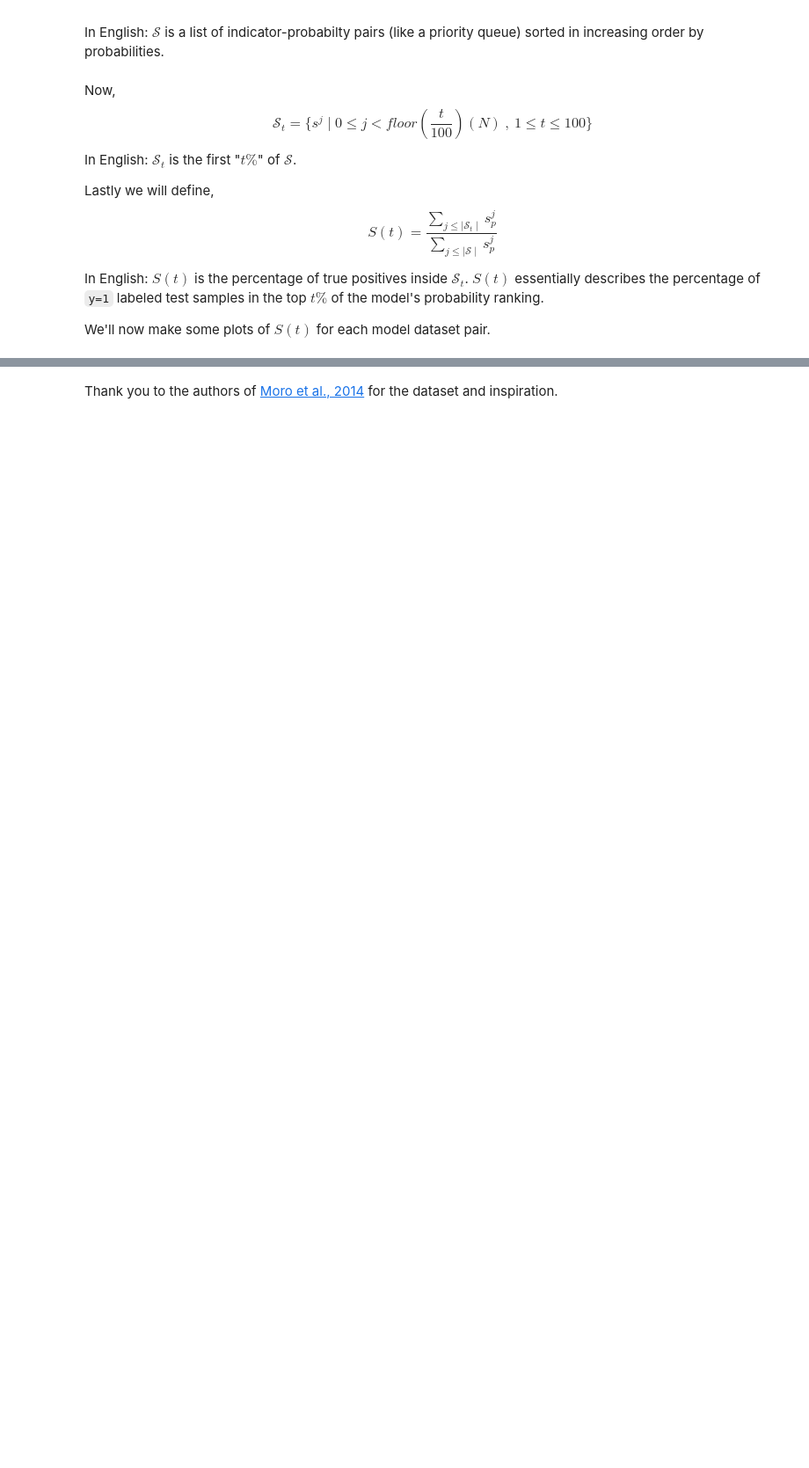
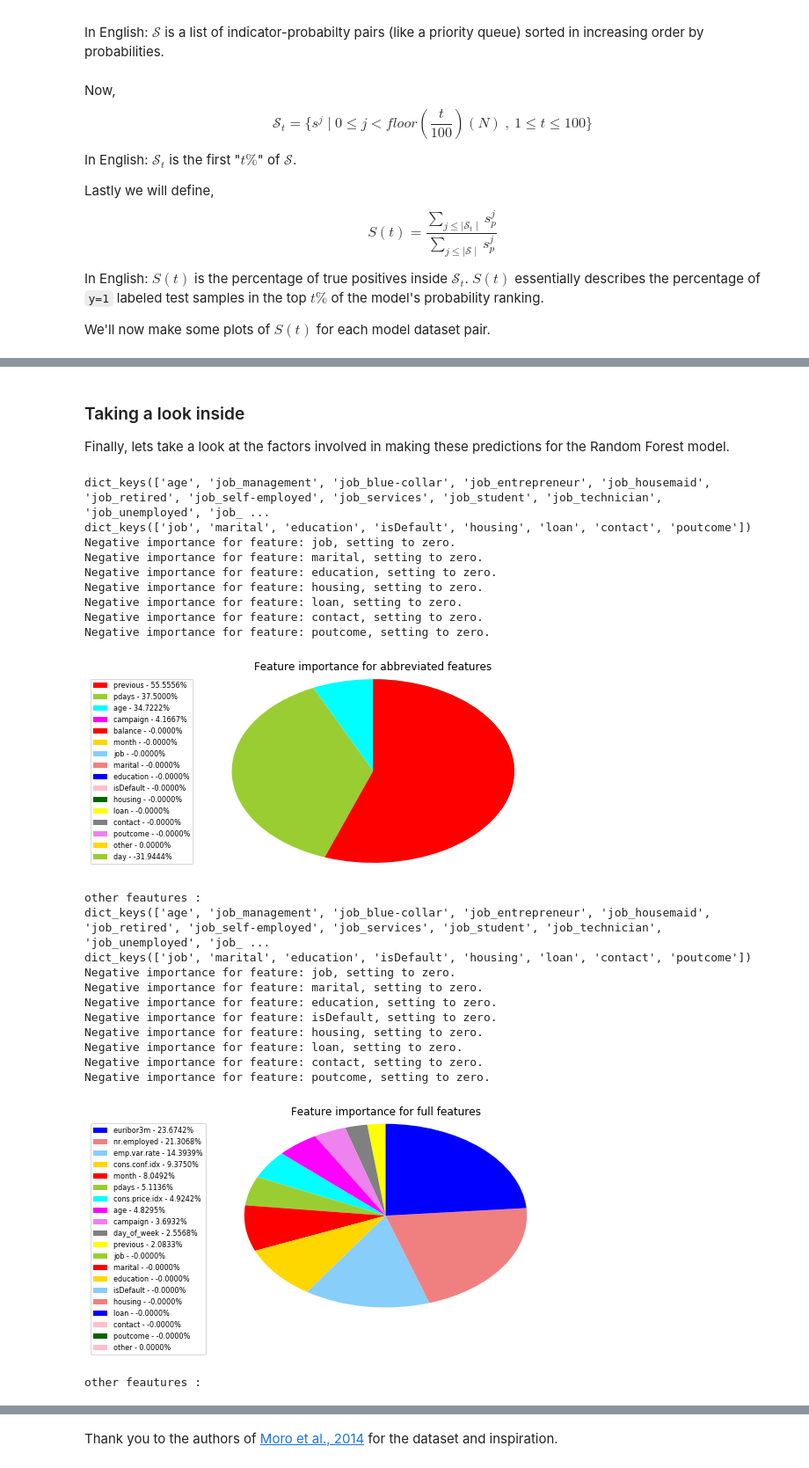
Before and after one commit to jakeypakey/telemarket_data, a Jupyter notebook: data_explore.ipynb, the cells around one changed output, grey strips where cells are left out. Shown at 88% size. Drawn from its saved outputs; the diff is of its cells as text; code cells hidden in the pictures; blank space fills up the shorter version.

Commit message:
need to fix importance

```diff
--- a/data_explore.ipynb
+++ b/data_explore.ipynb
@@ -409,3 +393,44 @@ for i in range(2):
+# %% [markdown]
+
+### Taking a look inside
+
+Finally, lets take a look at the factors involved in making these predictions for the Random Forest model.
+# %%
+labels = [testLabels[0],testLabelsA[0]]
+features = [testFeatures,testFeaturesA]
+cols = [colTitles,colTitlesA]
+maps = [peopleMap,peopleAdditionalMap]
+titles =['Feature importance for abbreviated features','Feature importance for full features']
+for i in range(2):
+    bunch=permutation_importance(models['RAFO'][i],features[i],labels[i],n_repeats=1)
+    importances = bunch['importances_mean']
+    result = proc.processImportance(maps[i],cols[i],importances)
+    proc.pie(result[0],result[1],result[2],titles[i],figureCount)
+    figureCount+=1
+# %% [output]
+dict_keys(['age', 'job_management', 'job_blue-collar', 'job_entrepreneur', 'job_housemaid', 'job_retired', 'job_self-employed', 'job_services', 'job_student', 'job_technician', 'job_unemployed', 'job_ ...
+dict_keys(['job', 'marital', 'education', 'isDefault', 'housing', 'loan', 'contact', 'poutcome'])
+Negative importance for feature: job, setting to zero.
+Negative importance for feature: marital, setting to zero.
+Negative importance for feature: education, setting to zero.
+Negative importance for feature: housing, setting to zero.
+Negative importance for feature: loan, setting to zero.
+Negative importance for feature: contact, setting to zero.
+Negative importance for feature: poutcome, setting to zero.
+[figure, added]
+other feautures :
+dict_keys(['age', 'job_management', 'job_blue-collar', 'job_entrepreneur', 'job_housemaid', 'job_retired', 'job_self-employed', 'job_services', 'job_student', 'job_technician', 'job_unemployed', 'job_ ...
+dict_keys(['job', 'marital', 'education', 'isDefault', 'housing', 'loan', 'contact', 'poutcome'])
+Negative importance for feature: job, setting to zero.
+Negative importance for feature: marital, setting to zero.
+Negative importance for feature: education, setting to zero.
+Negative importance for feature: isDefault, setting to zero.
+Negative importance for feature: housing, setting to zero.
+Negative importance for feature: loan, setting to zero.
+Negative importance for feature: contact, setting to zero.
+Negative importance for feature: poutcome, setting to zero.
+[figure, added]
+other feautures :
 # %% [markdown]
 ### *Discussion*
 
```
Also changed, not shown: parts of 8 cells of this notebook.
